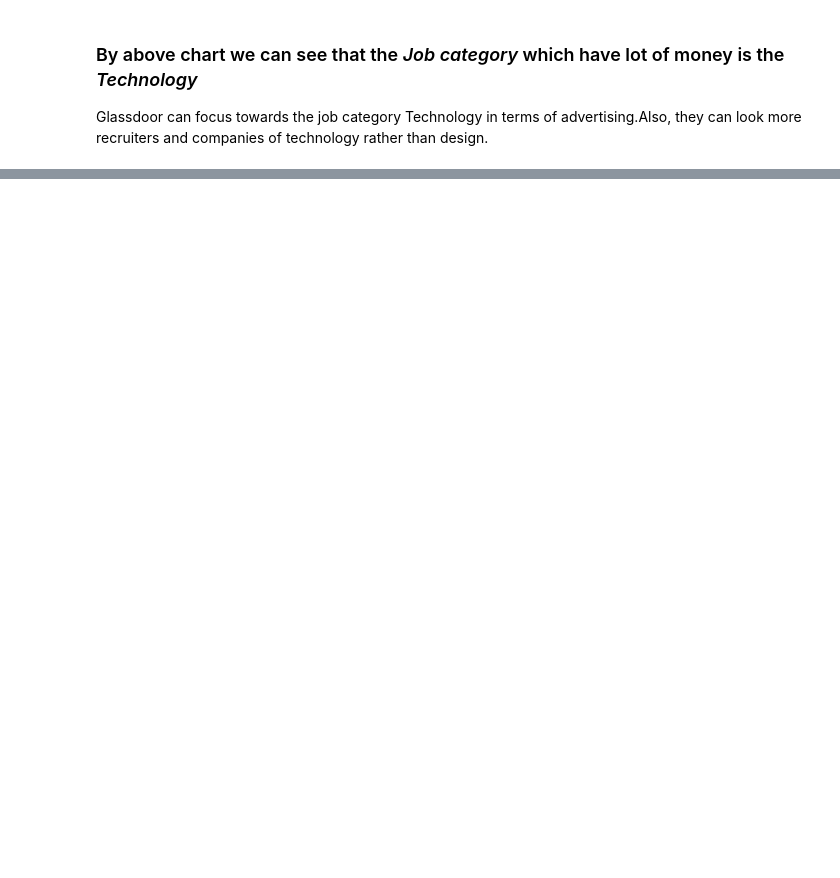
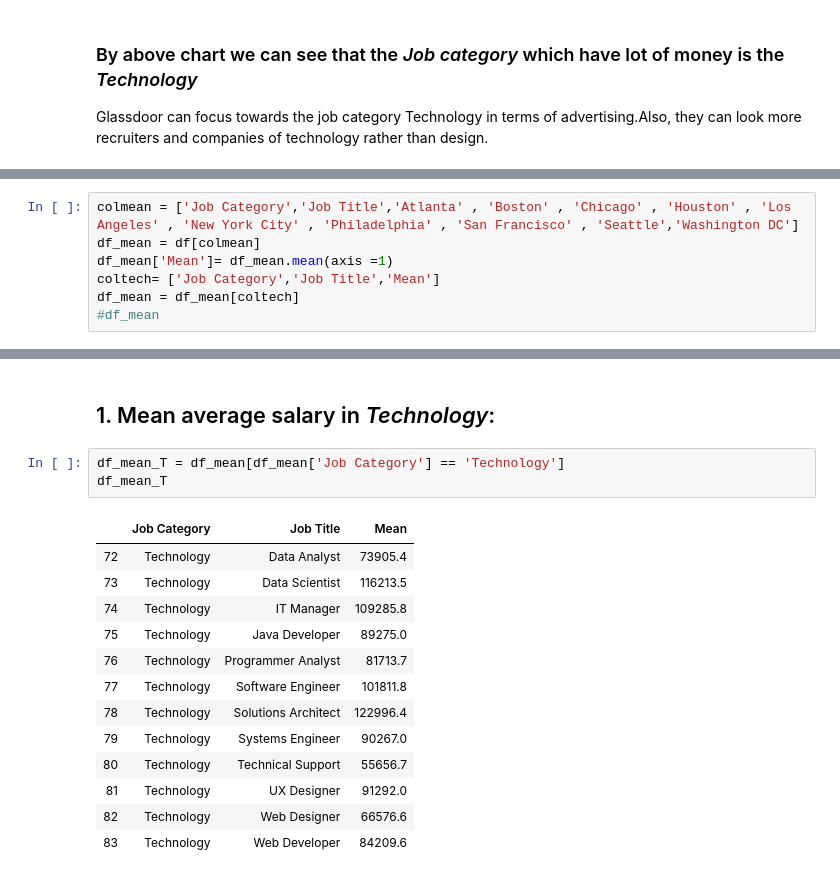
Before and after one commit to exrishu/iPython-exercises, a Jupyter notebook: GlassDoor/Glasdoor_final.ipynb, the cells around one changed output, grey strips where cells are left out. Drawn from its saved outputs; the diff is of its cells as text; blank space fills up the shorter version.

Commit message:
title-vs-mean-chart

```diff
--- a/GlassDoor/Glasdoor_final.ipynb
+++ b/GlassDoor/Glasdoor_final.ipynb
@@ -90 +91,8 @@ df_city_wiseplt.show()
 By above we can conclude that *San Francisco* leads in all the job category and *Philadelphia* is the lowest valuable city in all the categories.
+# %%
+colmean = ['Job Category','Job Title','Atlanta' , 'Boston' , 'Chicago' , 'Houston' , 'Los Angeles' , 'New York City' , 'Philadelphia' , 'San Francisco' , 'Seattle','Washington DC']
+df_mean = df[colmean]
+df_mean['Mean']= df_mean.mean(axis =1)
+coltech= ['Job Category','Job Title','Mean']
+df_mean = df_mean[coltech]
+#df_mean
@@ -90,0 +123,19 @@ By above we can conclude that *San Francisco* leads in all the job category and
+# %% [markdown]
+## 1. Mean average salary in *Technology*:
+# %%
+df_mean_T = df_mean[df_mean['Job Category'] == 'Technology']
+df_mean_T
+# %% [output]
+|  | Job Category | Job Title | Mean |
+| 72 | Technology | Data Analyst | 73905.4 |
+| 73 | Technology | Data Scientist | 116213.5 |
+| 74 | Technology | IT Manager | 109285.8 |
+| 75 | Technology | Java Developer | 89275.0 |
+| 76 | Technology | Programmer Analyst | 81713.7 |
+| 77 | Technology | Software Engineer | 101811.8 |
+| 78 | Technology | Solutions Architect | 122996.4 |
+| 79 | Technology | Systems Engineer | 90267.0 |
+| 80 | Technology | Technical Support | 55656.7 |
+| 81 | Technology | UX Designer | 91292.0 |
+| 82 | Technology | Web Designer | 66576.6 |
+| 83 | Technology | Web Developer | 84209.6 |
```
Also changed, not shown: parts of 48 cells of this notebook, 1 other file.
